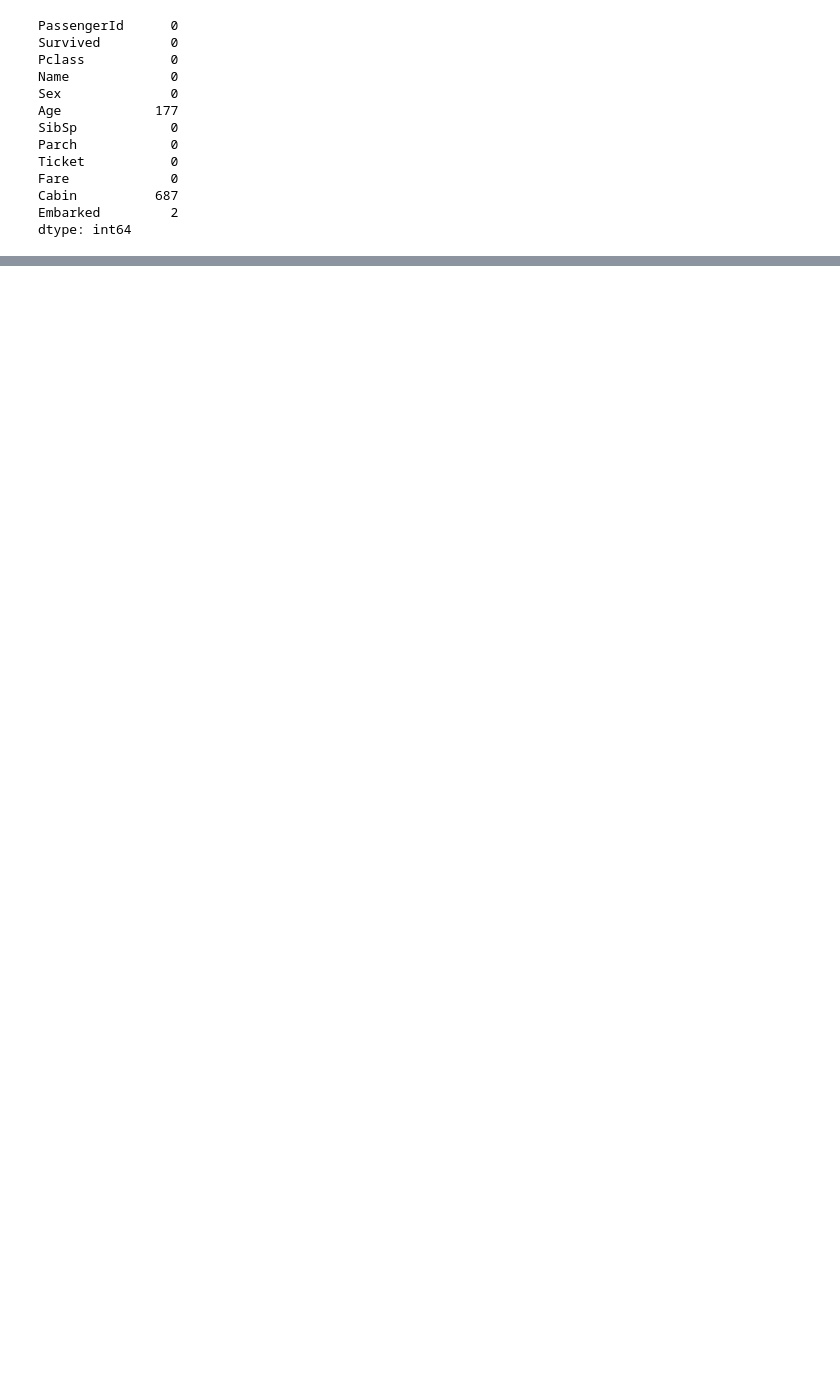
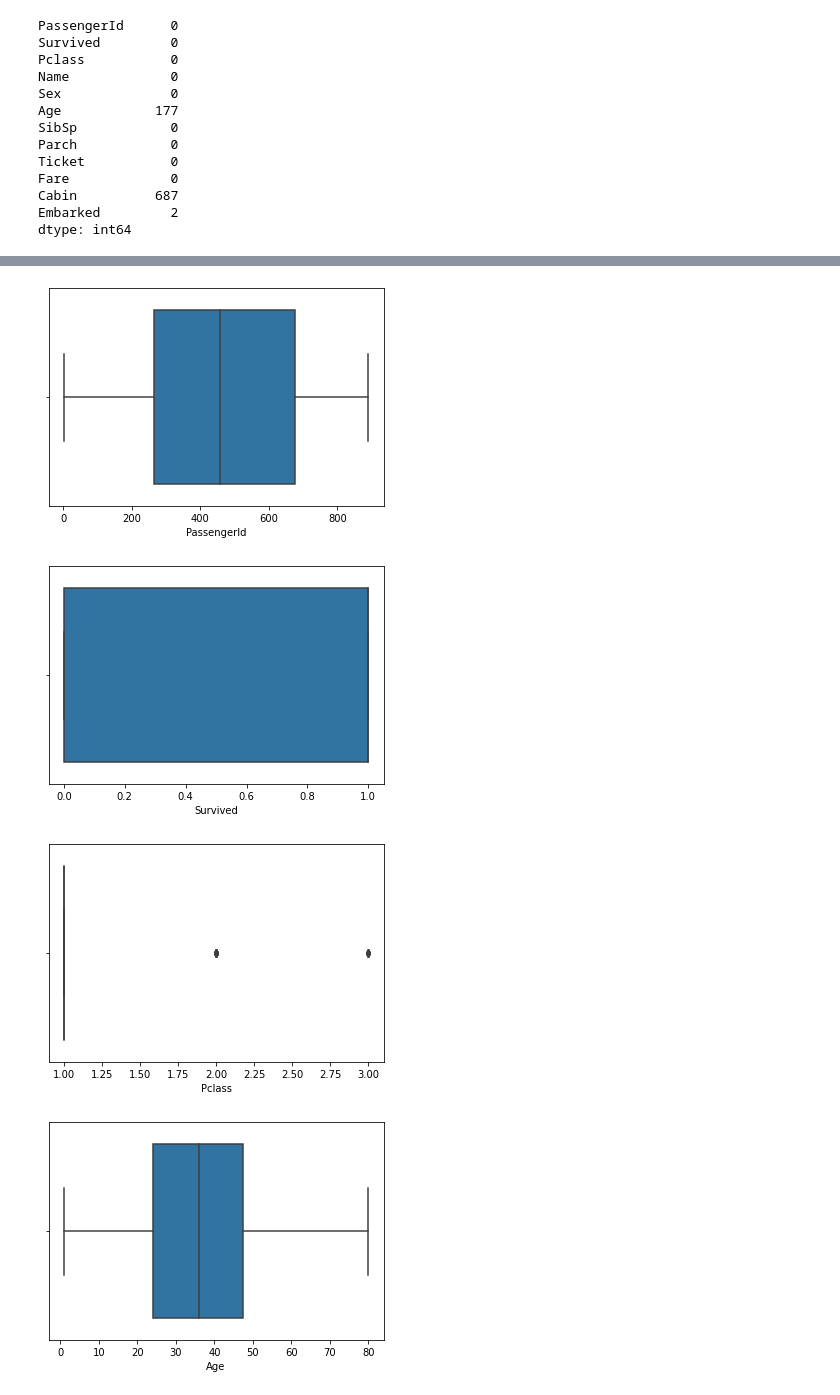
Before and after one commit to joeyave/machine-learning-project1, a Jupyter notebook: main.ipynb, the cells around one changed output, grey strips where cells are left out. Cells and saved outputs as stored; diff of their text form; code cells hidden in the pictures; blank space fills up the shorter version.

```diff
--- a/main.ipynb
+++ b/main.ipynb
@@ -111,0 +100,3 @@ dtype: int64
+# %%
+titanic_data = titanic_data.dropna()
+titanic_data.isnull().sum()
@@ -111,0 +121,17 @@ dtype: int64
+# %%
+import seaborn as sns
+import matplotlib.pyplot as plt
+import numpy as np
+
+def print_boxplots(data):
+    for col in data.columns:
+        plt.figure()
+        sns.boxplot(x=data[col])
+
+titanic_data_num = titanic_data.select_dtypes(include=[np.number])
+print_boxplots(titanic_data_num)
+# %% [output]
+[figure, added]
+[figure, added]
+[figure, added]
+[figure, added]
```
Also changed, not shown: parts of 22 cells of this notebook, 1 other file.
